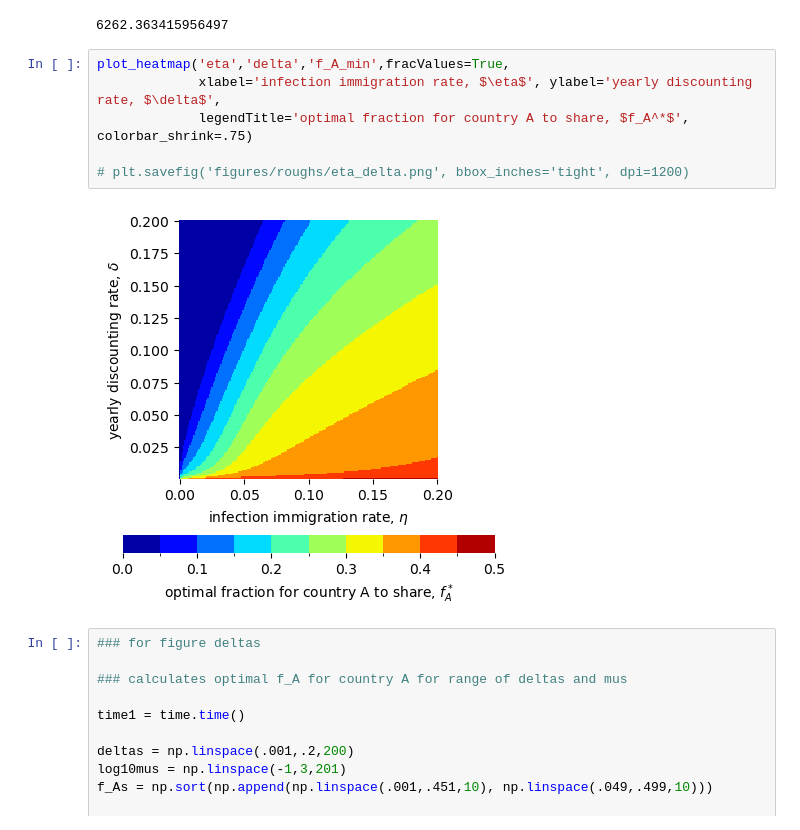
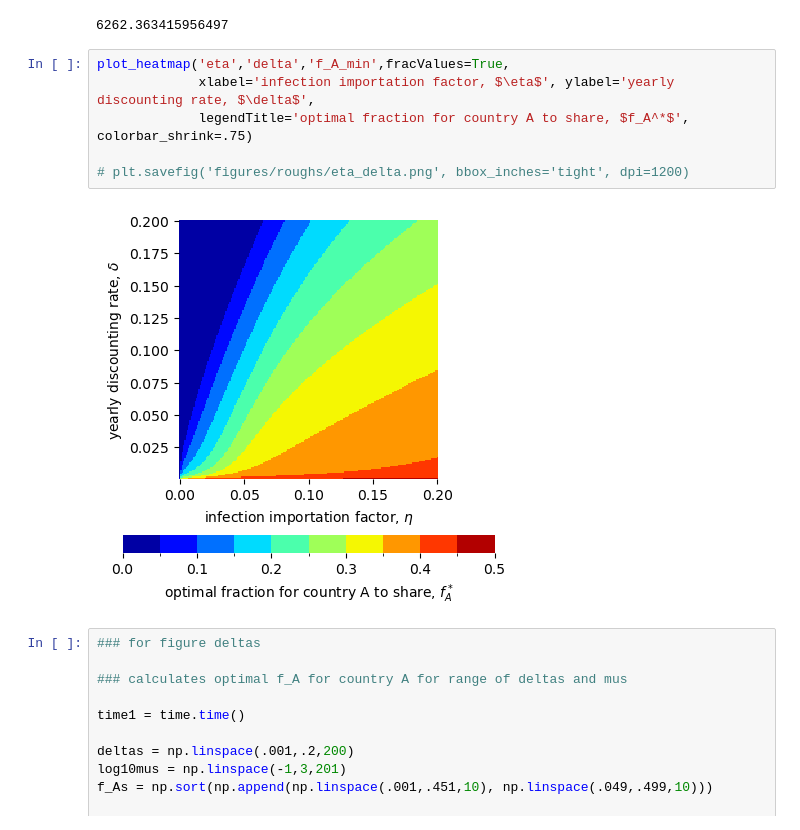
Before and after one commit to freedmanari/vaccine_nationalism, a Jupyter notebook: vaccine_nationalism.ipynb, the cells around one changed output. Cells and saved outputs as stored; diff of their text form.

Commit message:
minor label edit in deltas figure

```diff
--- a/vaccine_nationalism.ipynb
+++ b/vaccine_nationalism.ipynb
@@ -569,12 +569,12 @@ print(time2 - time1)
 6262.363415956497
 # %%
 plot_heatmap('eta','delta','f_A_min',fracValues=True,
-             xlabel='infection immigration rate, $\eta$', ylabel='yearly discounting rate, $\delta$',
+             xlabel='infection importation factor, $\eta$', ylabel='yearly discounting rate, $\delta$',
              legendTitle='optimal fraction for country A to share, $f_A^*$', colorbar_shrink=.75)
 
 # plt.savefig('figures/roughs/eta_delta.png', bbox_inches='tight', dpi=1200)
 # %% [output]
-[figure, old version]
+[figure, new version]
 # %%
 ### for figure deltas
 
```
Also changed, not shown: 2 other files.
